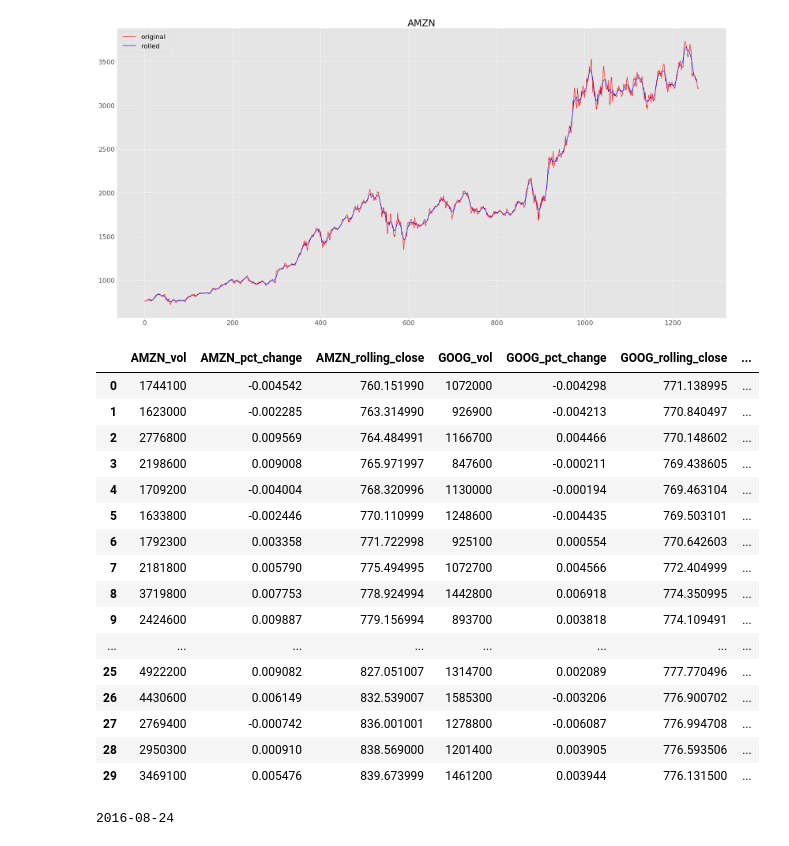
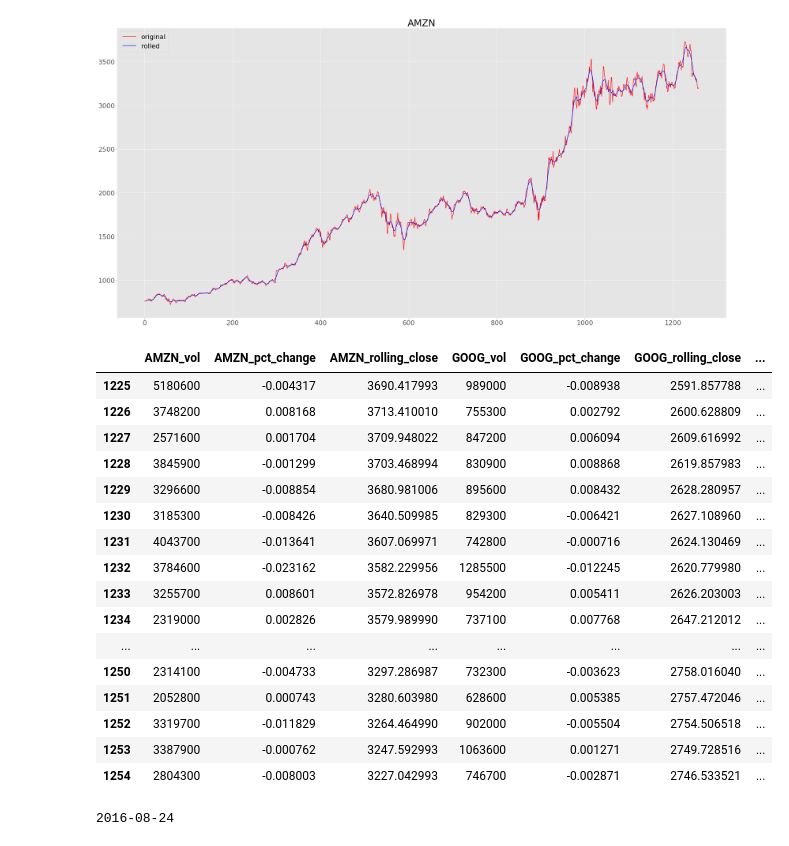
Before and after one commit to seantanken/GalvanizeRepo, a Jupyter notebook: stock_analyzer/data_prep.ipynb, the cells around one changed output. Saved outputs shown, nothing was run; the diff lists cells and outputs as text; code cells hidden in the pictures.

```diff
--- a/stock_analyzer/data_prep.ipynb
+++ b/stock_analyzer/data_prep.ipynb
@@ -79,25 +79,25 @@ prepped_stock_df.dropna(inplace=True)
 # %%
 prepped_stock_df.reset_index(drop=True, inplace=True)
 # %%
-prepped_stock_df.head(30)
+prepped_stock_df.tail(30)
 # %% [output]
 |  | AMZN_vol | AMZN_pct_change | AMZN_rolling_close | GOOG_vol | GOOG_pct_change | GOOG_rolling_close | ... |
-| 0 | 1744100 | -0.004542 | 760.151990 | 1072000 | -0.004298 | 771.138995 | ... |
-| 1 | 1623000 | -0.002285 | 763.314990 | 926900 | -0.004213 | 770.840497 | ... |
-| 2 | 2776800 | 0.009569 | 764.484991 | 1166700 | 0.004466 | 770.148602 | ... |
-| 3 | 2198600 | 0.009008 | 765.971997 | 847600 | -0.000211 | 769.438605 | ... |
-| 4 | 1709200 | -0.004004 | 768.320996 | 1130000 | -0.000194 | 769.463104 | ... |
-| 5 | 1633800 | -0.002446 | 770.110999 | 1248600 | -0.004435 | 769.503101 | ... |
-| 6 | 1792300 | 0.003358 | 771.722998 | 925100 | 0.000554 | 770.642603 | ... |
-| 7 | 2181800 | 0.005790 | 775.494995 | 1072700 | 0.004566 | 772.404999 | ... |
-| 8 | 3719800 | 0.007753 | 778.924994 | 1442800 | 0.006918 | 774.350995 | ... |
-| 9 | 2424600 | 0.009887 | 779.156994 | 893700 | 0.003818 | 774.109491 | ... |
+| 1225 | 5180600 | -0.004317 | 3690.417993 | 989000 | -0.008938 | 2591.857788 | ... |
+| 1226 | 3748200 | 0.008168 | 3713.410010 | 755300 | 0.002792 | 2600.628809 | ... |
+| 1227 | 2571600 | 0.001704 | 3709.948022 | 847200 | 0.006094 | 2609.616992 | ... |
+| 1228 | 3845900 | -0.001299 | 3703.468994 | 830900 | 0.008868 | 2619.857983 | ... |
+| 1229 | 3296600 | -0.008854 | 3680.981006 | 895600 | 0.008432 | 2628.280957 | ... |
+| 1230 | 3185300 | -0.008426 | 3640.509985 | 829300 | -0.006421 | 2627.108960 | ... |
+| 1231 | 4043700 | -0.013641 | 3607.069971 | 742800 | -0.000716 | 2624.130469 | ... |
+| 1232 | 3784600 | -0.023162 | 3582.229956 | 1285500 | -0.012245 | 2620.779980 | ... |
+| 1233 | 3255700 | 0.008601 | 3572.826978 | 954200 | 0.005411 | 2626.203003 | ... |
+| 1234 | 2319000 | 0.002826 | 3579.989990 | 737100 | 0.007768 | 2647.212012 | ... |
 | ... | ... | ... | ... | ... | ... | ... | ... |
-| 25 | 4922200 | 0.009082 | 827.051007 | 1314700 | 0.002089 | 777.770496 | ... |
-| 26 | 4430600 | 0.006149 | 832.539007 | 1585300 | -0.003206 | 776.900702 | ... |
-| 27 | 2769400 | -0.000742 | 836.001001 | 1278800 | -0.006087 | 776.994708 | ... |
-| 28 | 2950300 | 0.000910 | 838.569000 | 1201400 | 0.003905 | 776.593506 | ... |
-| 29 | 3469100 | 0.005476 | 839.673999 | 1461200 | 0.003944 | 776.131500 | ... |
+| 1250 | 2314100 | -0.004733 | 3297.286987 | 732300 | -0.003623 | 2758.016040 | ... |
+| 1251 | 2052800 | 0.000743 | 3280.603980 | 628600 | 0.005385 | 2757.472046 | ... |
+| 1252 | 3319700 | -0.011829 | 3264.464990 | 902000 | -0.005504 | 2754.506518 | ... |
+| 1253 | 3387900 | -0.000762 | 3247.592993 | 1063600 | 0.001271 | 2749.728516 | ... |
+| 1254 | 2804300 | -0.008003 | 3227.042993 | 746700 | -0.002871 | 2746.533521 | ... |
 # %%
 prepped_stock_df.to_csv(path_or_buf='C:/Users/seant/stock_analyzer/capstone_3/data/prepped_stock_df.csv')
 # %%
```
Also changed, not shown: 6 other files.
